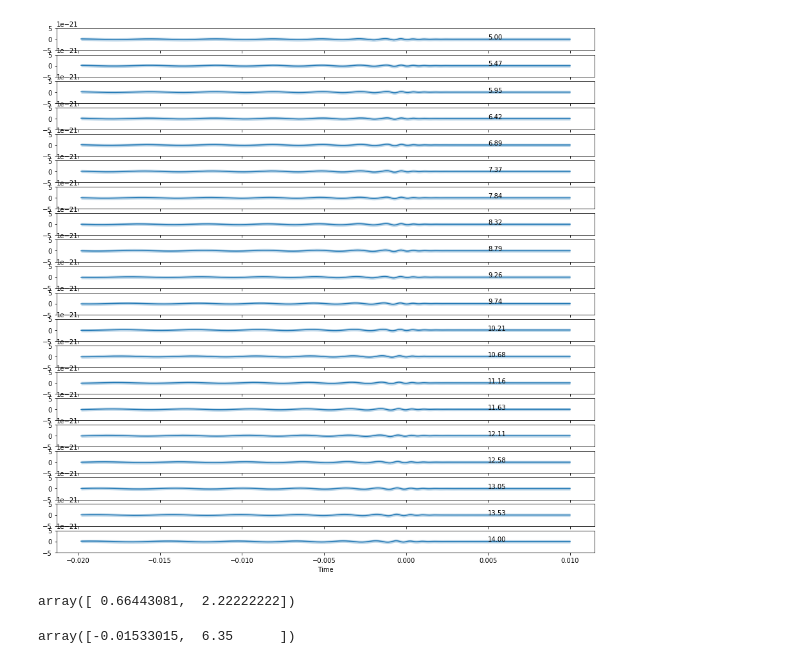
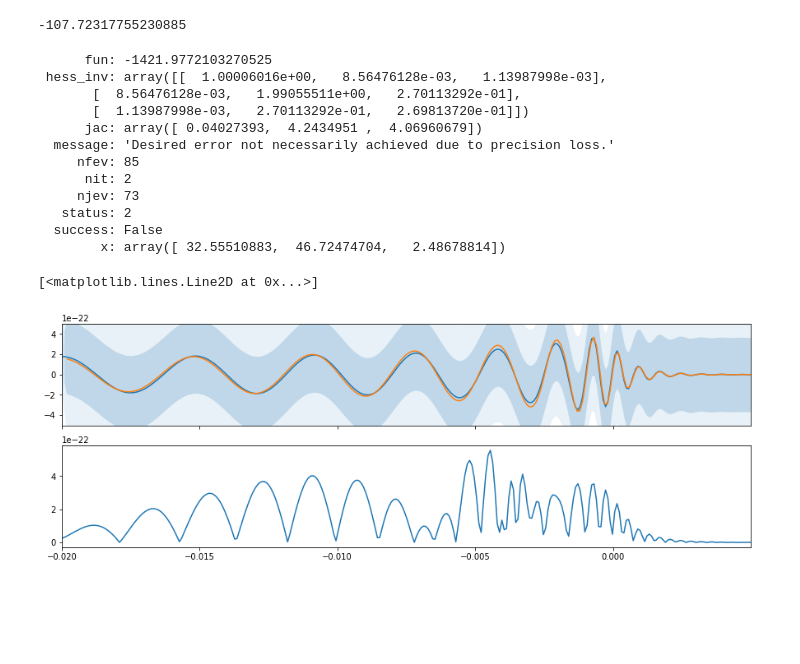
Before and after one commit to transientlunatic/heron, a Jupyter notebook: notebooks/Gravitational Heron.ipynb, the cells around one changed output. Drawn from its saved outputs; the diff is of its cells as text; code cells hidden in the pictures; blank space fills up the shorter version.

Commit message:
Added a number of improvements to the data class, and corresponding changes to the regressor.

```diff
--- a/notebooks/Gravitational Heron.ipynb
+++ b/notebooks/Gravitational Heron.ipynb
@@ -5,14 +5,19 @@ import matplotlib.pyplot as plt
 import numpy as np
 # %%
 bbh_text = np.genfromtxt("/home/daniel/data/imrphenom-test/bbh_mass1_only_hp.txt", delimiter=" ")
+bbh_test = np.genfromtxt("/home/daniel/data/imrphenom-test/bbh_mass1_only_hp_TEST.txt", delimiter=" ")
 # %%
 bbh = data.Data(bbh_text[:,:2], bbh_text[:,2],
                     target_names = ["Times", "Mass Ratio"],
                     label_names = ["hp strain"],
-                    test_size = 0
+                    test_size = 0,
+                    test_targets = bbh_test[:,:2],
+                    test_labels = bbh_test[:,2]
                     )
 # %%
 from heron import regression
 from heron import kernels
 # %%
-gp = regression.Regressor(bbh, kernel=kernels.SquaredExponential(ndim=2),yerror = 1e-3)
+x0 = [(1/np.std(bbh.labels))**2, 50, 10]
+gp = regression.Regressor(bbh, kernel=kernels.SquaredExponential(ndim=2), yerror = 1e-23, tikh=1e-6)
+gp.set_hyperparameters(x0)
@@ -76,31 +26,45 @@ for i in range(5):
+# %%
+x0 = [ 32.57270317,  48.53372059,   5.16764146]
+#x0 = [0.029974254529549851,  101.2117402 ,    0.84988828]
+gp.set_hyperparameters(x0)
+# %% [output]
+-107.72317755230885
+# %%
+gp.optimise()
+# %% [output]
+      fun: -1421.9772103270525
+ hess_inv: array([[  1.00006016e+00,   8.56476128e-03,   1.13987998e-03],
+       [  8.56476128e-03,   1.99055511e+00,   2.70113292e-01],
+       [  1.13987998e-03,   2.70113292e-01,   2.69813720e-01]])
+      jac: array([ 0.04027393,  4.2434951 ,  4.06960679])
+  message: 'Desired error not necessarily achieved due to precision loss.'
+     nfev: 85
+      nit: 2
+     njev: 73
+   status: 2
+  success: False
+        x: array([ 32.55510883,  46.72474704,   2.48678814])
 # %%
-mass = (np.linspace(5,14, 20) - 5)/10
-f, ax = plt.subplots(len(mass),1, sharey=True, figsize=(15,15))
-test_point = 0
+test = np.genfromtxt('/home/daniel/data/imrphenom-test/bbh_mass1_only_hp_test_7d85.txt')
+f, ax = plt.subplots(2,1, sharey=False, sharex=True, figsize=(15,5))
 
-for i in range(len(mass)):
-    new_point = np.atleast_2d(bbh.targets[test_point])
-    new_point = np.tile(new_point, (300,1))
-    new_point[:,1] = mass[i]
-    new_point[:,0] = np.linspace(0,1,300)
-    pred = gp.prediction(new_point)
-    x = gp.training_object.denormalise(new_point, gp.training_object.targets_scale)[:,0]
-    ax[i].plot(x, pred[0])
-    ax[i].set_ylim([-5e-21, 5e-21])
-    err = np.diag(pred[1])
-    err = gp.training_object.denormalise(err, gp.training_object.labels_scale)
-    err *= 1.96
-    ax[i].fill_between(x, pred[0] - err, pred[0] + err , alpha = 0.3)
-    ax[i].set_xlabel("Time")
-    ax[i].text(0.005,0,"{:.2f}".format((mass[i]*10)+5))
+t = np.linspace(-0.02,0.005,300)
+new_point = np.atleast_2d(bbh.targets[test_point])
+new_point = np.tile(new_point, (300,1))
+new_point[:,1] = 7.85
+new_point[:,0] = t
+pred = gp.prediction(new_point)
+ax[0].plot(t, pred[0])
+ax[0].set_ylim([-.5e-21, .5e-21])
+ax[0].set_xlim([-0.02, 0.005])
+err = np.diag(pred[1])
+err2 = err*1.96
+ax[0].fill_between(t, pred[0] - err, pred[0] + err , alpha = 0.2)
+ax[0].fill_between(t, pred[0] - err2, pred[0] + err2 , alpha = 0.1)
+d = test.T[0][1] - test.T[0][0]
+ax[0].plot(test.T[0]+d, test.T[2])
+ax[1].plot(t, np.sqrt((test.T[2] - pred[0])**2))
 # %% [output]
+[<matplotlib.lines.Line2D at 0x...>]
-[figure, old version]
+[figure, new version]
-# %%
-mass
-# %% [output]
-array([ 0.66443081,  2.22222222])
-# %%
-(0.15 * bbh.targets_scale[1]) + bbh.targets_scale[0]
-# %% [output]
-array([-0.01533015,  6.35      ])
 # %%
```
Also changed, not shown: parts of 36 cells of this notebook, 3 other files.
